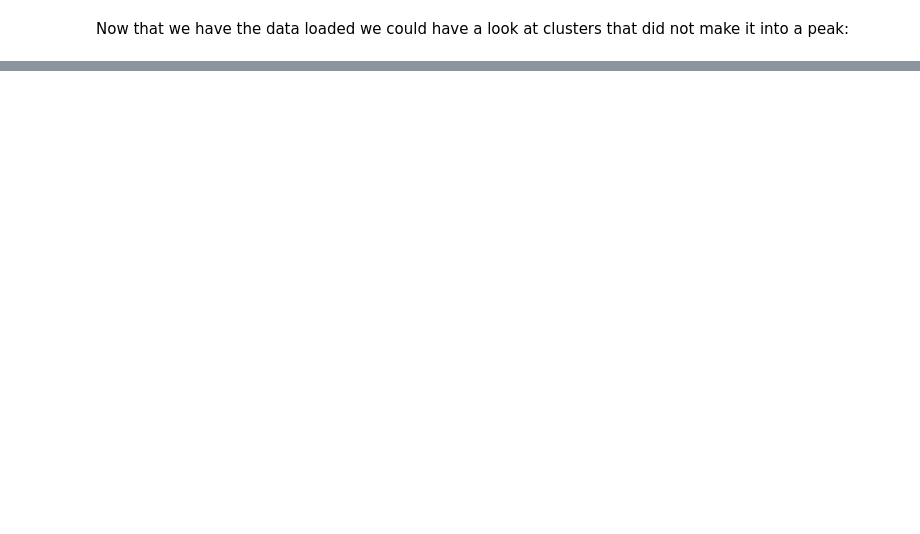
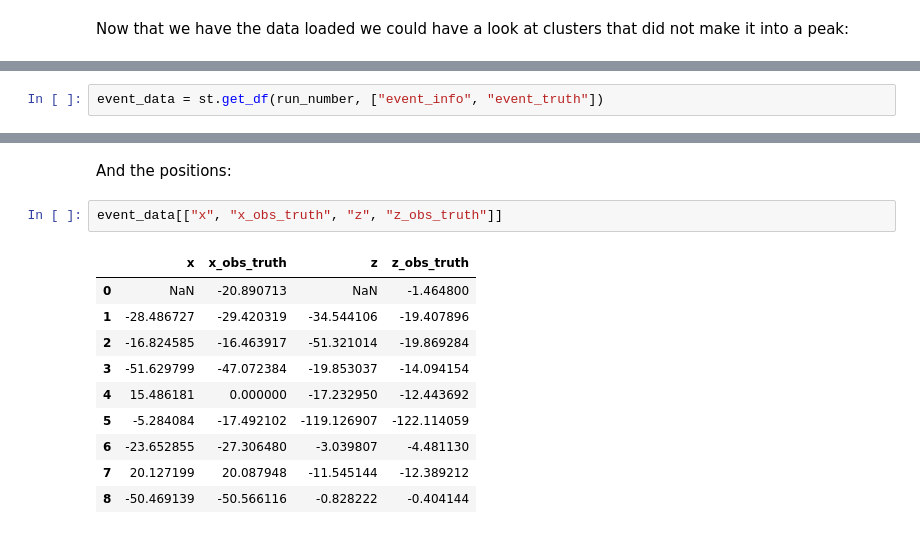
Before and after one commit to XENONnT/fuse, a Jupyter notebook: examples/5_Simulation_Truth.ipynb, the cells around one changed output, grey strips where cells are left out. Cells and saved outputs as stored; diff of their text form; blank space fills up the shorter version.

Commit message:
Add event truth to example notebook.

```diff
--- a/examples/5_Simulation_Truth.ipynb
+++ b/examples/5_Simulation_Truth.ipynb
@@ -221,0 +232,2 @@ microphysics_summary.query("in_a_peak == False").head()
+# %%
+event_data = st.get_df(run_number, ["event_info", "event_truth"])
@@ -221,0 +256,15 @@ microphysics_summary.query("in_a_peak == False").head()
+# %% [markdown]
+And the positions:
+# %%
+event_data[["x", "x_obs_truth", "z", "z_obs_truth"]]
+# %% [output]
+|  | x | x_obs_truth | z | z_obs_truth |
+| 0 | NaN | -20.890713 | NaN | -1.464800 |
+| 1 | -28.486727 | -29.420319 | -34.544106 | -19.407896 |
+| 2 | -16.824585 | -16.463917 | -51.321014 | -19.869284 |
+| 3 | -51.629799 | -47.072384 | -19.853037 | -14.094154 |
+| 4 | 15.486181 | 0.000000 | -17.232950 | -12.443692 |
+| 5 | -5.284084 | -17.492102 | -119.126907 | -122.114059 |
+| 6 | -23.652855 | -27.306480 | -3.039807 | -4.481130 |
+| 7 | 20.127199 | 20.087948 | -11.545144 | -12.389212 |
+| 8 | -50.469139 | -50.566116 | -0.828222 | -0.404144 |
```
Also changed, not shown: parts of 15 cells of this notebook.
